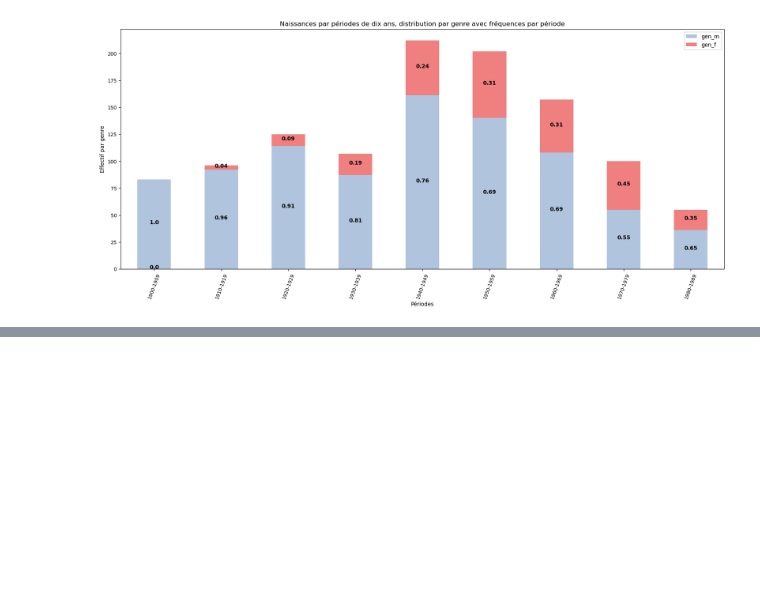
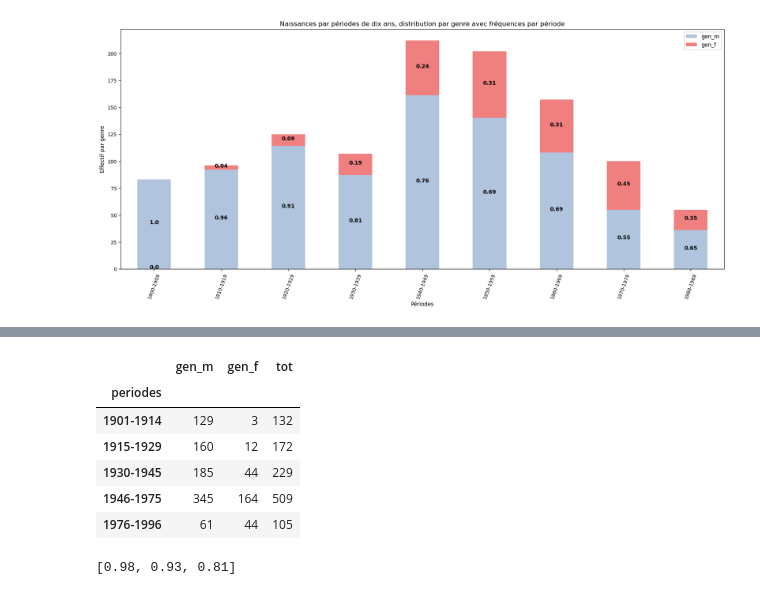
Before and after one commit to Sciences-historiques-numeriques/std_conseil_federal, a Jupyter notebook: notebooks_jupyter/wikidata_exploration/wdt_distribution_naissances.ipynb, the cells around one changed output, grey strips where cells are left out. Drawn from its saved outputs; the diff is of its cells as text; code cells hidden in the pictures; blank space fills up the shorter version.

```diff
--- a/notebooks_jupyter/wikidata_exploration/wdt_distribution_naissances.ipynb
+++ b/notebooks_jupyter/wikidata_exploration/wdt_distribution_naissances.ipynb
@@ -454,0 +514,29 @@ plt.show()
+# %%
+### On transforme le type de valeur de l'index
+# et on ajoute une colonne avec le total
+merged_per.index = merged_per.index.map(str)
+merged_per['tot']=merged_per['gen_m']+merged_per['gen_f']
+merged_per.tail()
+# %% [output]
+|  | gen_m | gen_f | tot |
+| periodes |  |  |  |
+| 1901-1914 | 129 | 3 | 132 |
+| 1915-1929 | 160 | 12 | 172 |
+| 1930-1945 | 185 | 44 | 229 |
+| 1946-1975 | 345 | 164 | 509 |
+| 1976-1996 | 61 | 44 | 105 |
+# %%
+### On prépare les valeurs pour l'affichage des fréquences (proportion par rapport au total)
+
+# liste qui contient toutes les valeurs à la suite
+m_f = merged_per.gen_m.to_list()+merged_per.gen_f.to_list()
+
+# liste d'égale longueur que la précédente qui contient
+# les valeurs de l'index, i.e. les périodes
+tot = merged_per.tot.to_list()*2
+
+# liste qui contient les valeurs des fréquences
+lper = [round(v/t, 2) for v,t in zip(m_f, tot)]
+lper[:3]
+# %% [output]
+[0.98, 0.93, 0.81]
```
Also changed, not shown: parts of 10 cells of this notebook, 1 other file.
